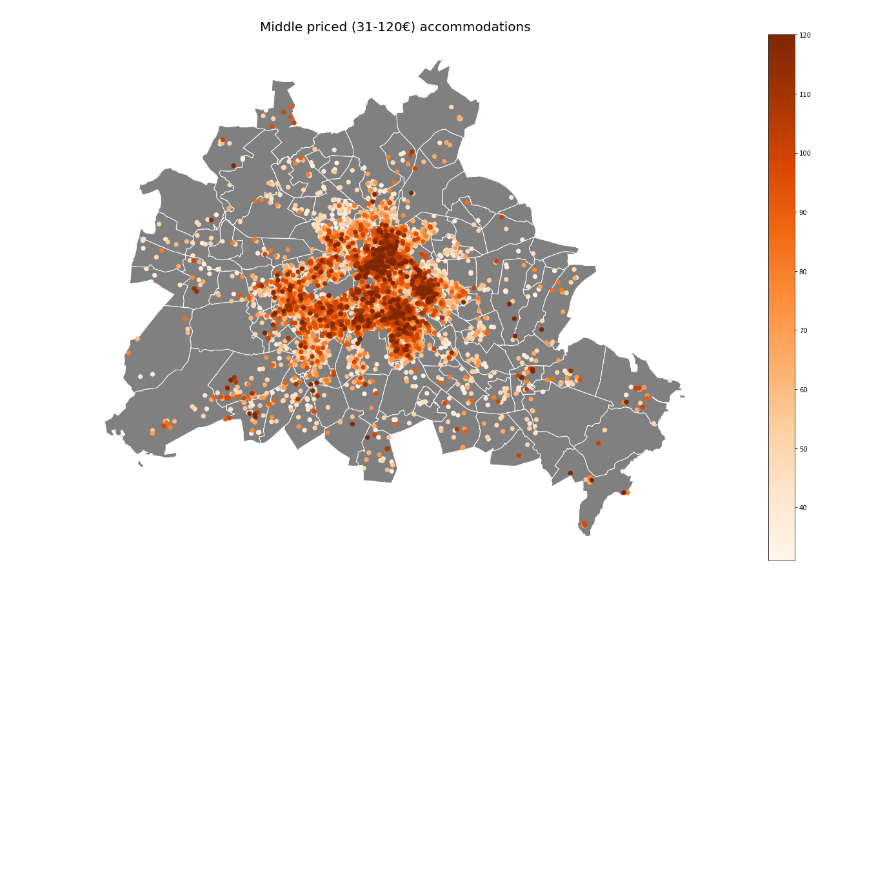
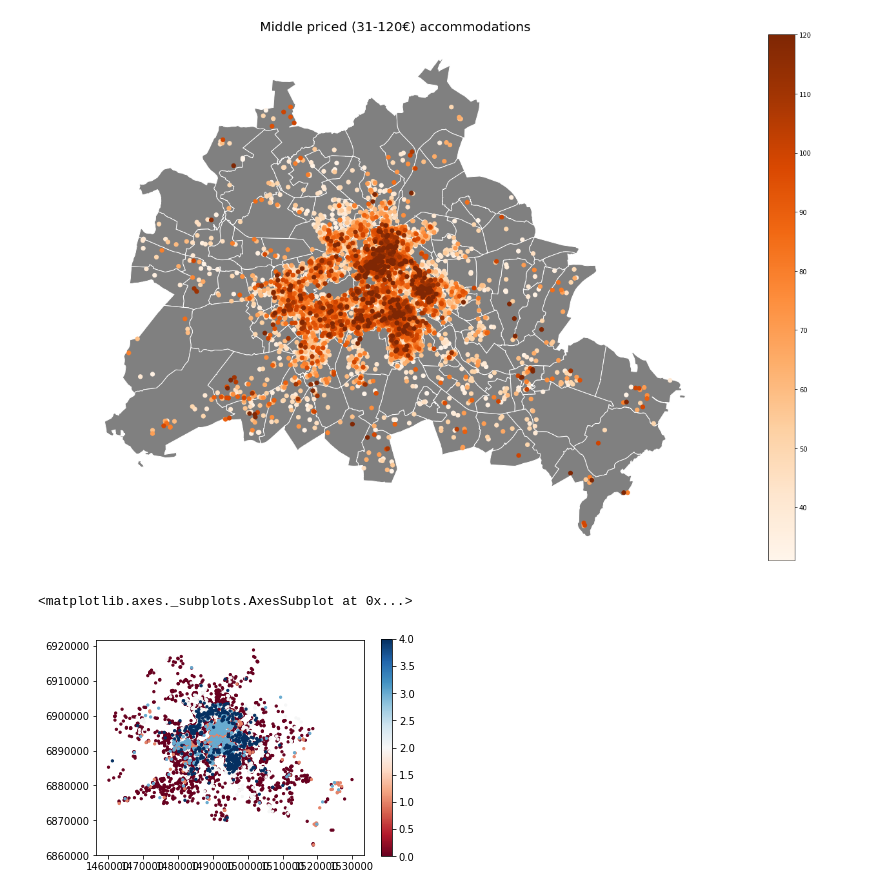
Before and after one commit to adivicco47/Spatialstatistics, a Jupyter notebook: BerlinListings.ipynb, the cells around one changed output. Cells and saved outputs as stored; diff of their text form; code cells hidden in the pictures; blank space fills up the shorter version.

```diff
--- a/BerlinListings.ipynb
+++ b/BerlinListings.ipynb
@@ -187,3 +187,14 @@ plt.axis('off')
 # %% [output]
 (1453244.2429492343, 1535626.7553124032, 6858431.787552153, 6926284.177719955)
 [figure]
+# %%
+cluster = pd.read_csv('./data/OMG.csv')
+cluster['geometry'] = listings[['longitude','latitude']].apply(shp.Point, axis=1)
+cluster = gpd.GeoDataFrame(cluster)
+cluster.crs = {'init':'epsg:4269'}
+cluster = cluster.to_crs(epsg=3857)
+# %%
+cluster.sort_values("LISA_CL").plot("LISA_CL",cmap="RdBu", markersize=5, legend=True)
+# %% [output]
+<matplotlib.axes._subplots.AxesSubplot at 0x...>
+[figure, added]
```
Also changed, not shown: parts of 3 cells of this notebook, 2 other files.
